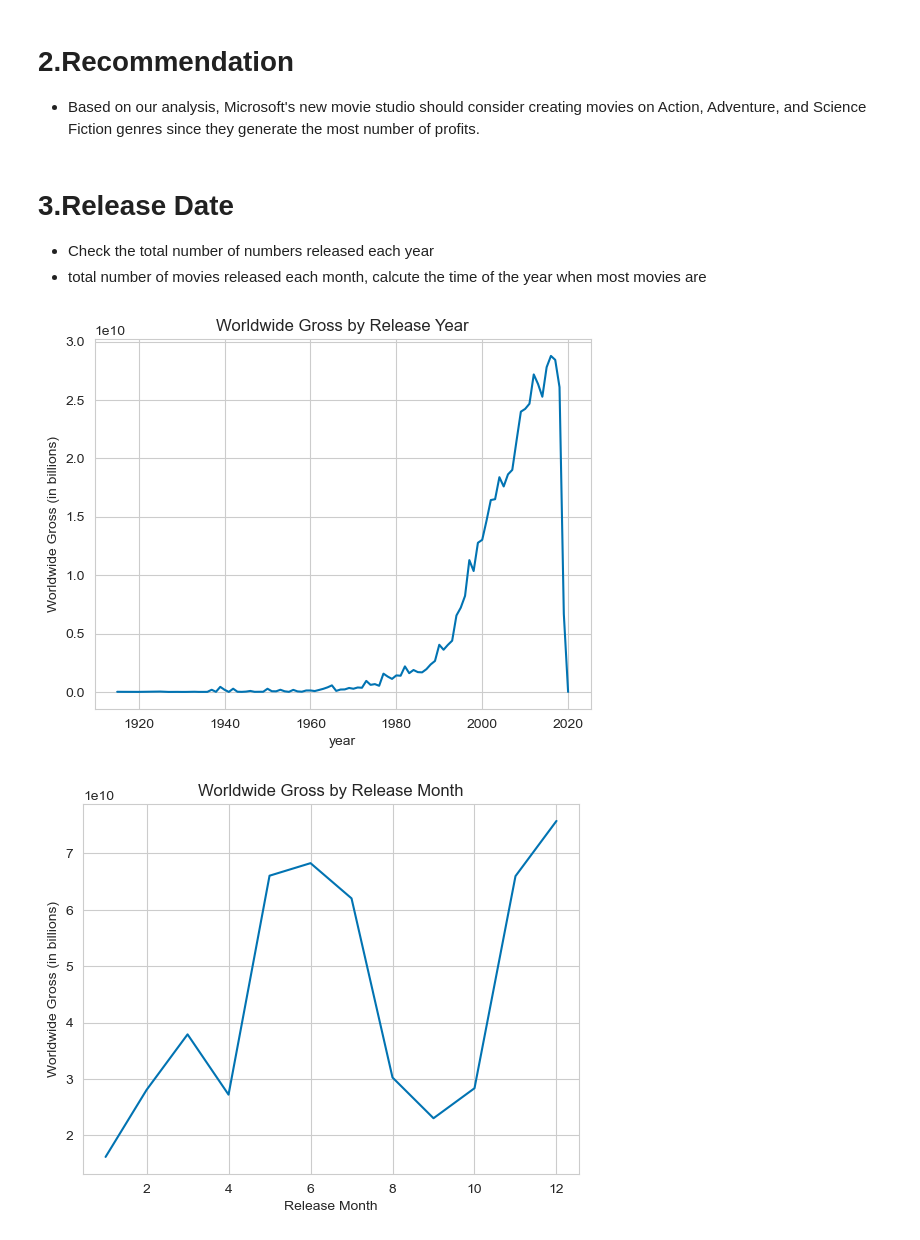
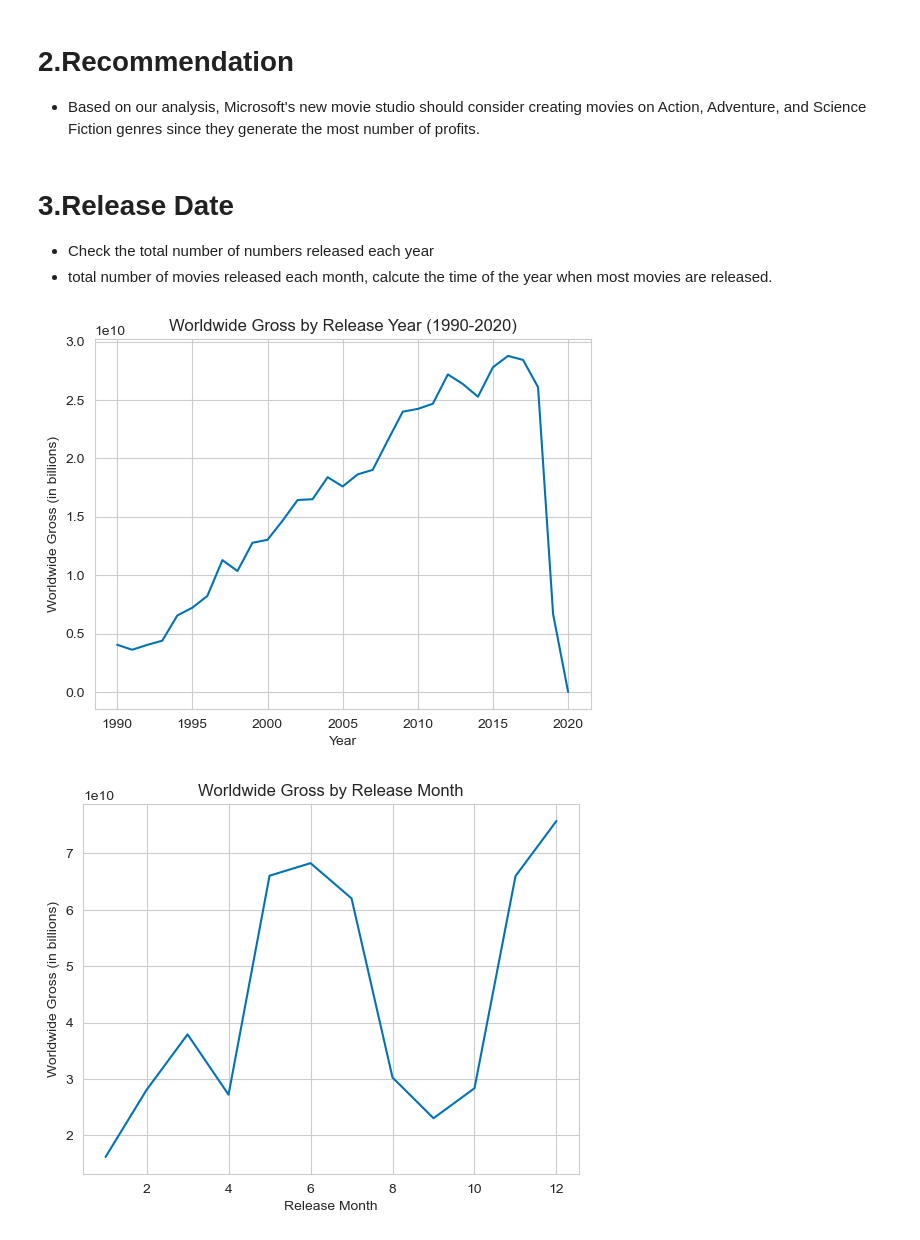
Before and after one commit to swalehmwadime/dsc-phase-1-project-v2-4, a Jupyter notebook: SWALEH ATHUMAN/moringastudent.ipynb, the cells around one changed output. Drawn from its saved outputs; the diff is of its cells as text; code cells hidden in the pictures.

```diff
--- a/SWALEH ATHUMAN/moringastudent.ipynb
+++ b/SWALEH ATHUMAN/moringastudent.ipynb
@@ -879,16 +879,17 @@ plt.show()
 # %% [markdown]
 # 3.Release Date
 - Check the total number of numbers released each year
-- total number of movies released each month, calcute the time of the year when most movies are
+- total number of movies released each month, calcute the time of the year when most movies are released.
 # %%
+
 by_year = movie_budget.groupby(movie_budget['release_date'].dt.year)['worldwide_gross'].sum()
-plt.plot(by_year.index, by_year)
-plt.xlabel('year')
+plt.plot(by_year.loc[1990:2020].index, by_year.loc[1990:2020])
+plt.xlabel('Year')
 plt.ylabel('Worldwide Gross (in billions)')
-plt.title('Worldwide Gross by Release Year')
+plt.title('Worldwide Gross by Release Year (1990-2020)')
 plt.show()
 # %% [output]
-[figure, old version]
+[figure, new version]
 # %%
 
 
```
